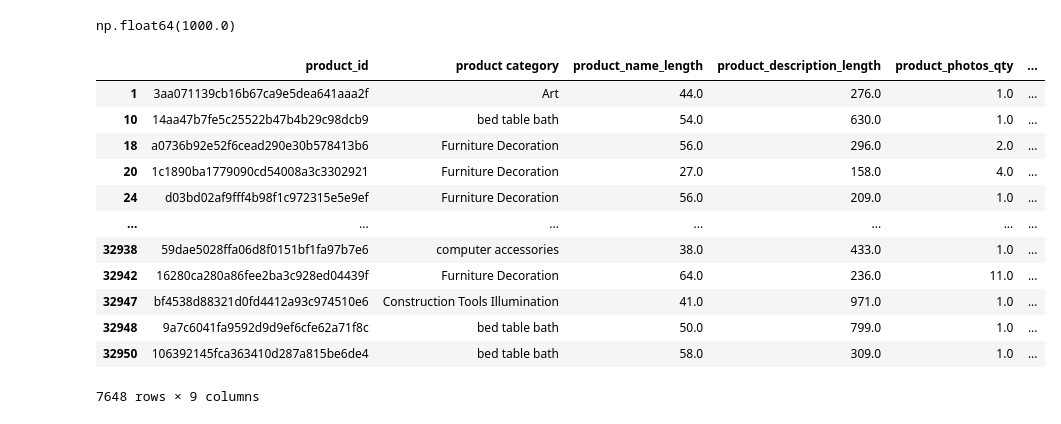
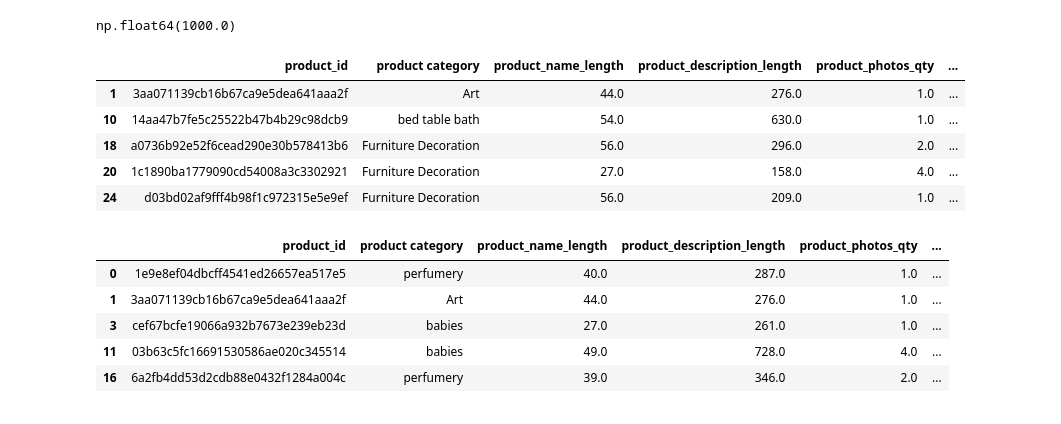
Before and after one commit to dunaoki/Treinando-Analise-python, a Jupyter notebook: 04 Seleção e Filtragem de Dados/04 selecao e filtragem de dados.ipynb, the cells around one changed output. Drawn from its saved outputs; the diff is of its cells as text; code cells hidden in the pictures.

```diff
--- a/04 Seleção e Filtragem de Dados/04 selecao e filtragem de dados.ipynb
+++ b/04 Seleção e Filtragem de Dados/04 selecao e filtragem de dados.ipynb
@@ -202,18 +184,23 @@ products [(products ['product_weight_g']>= 1000) & (products ['product_weight_g'
 np.float64(1000.0)
 # %%
 #between
-products [products[ 'product_weight_g'].between (1000,3000)]
+products [products[ 'product_weight_g'].between (1000,3000)].head(5)
 # %% [output]
 |  | product_id | product category | product_name_length | product_description_length | product_photos_qty | ... |
 | 1 | 3aa071139cb16b67ca9e5dea641aaa2f | Art | 44.0 | 276.0 | 1.0 | ... |
 | 10 | 14aa47b7fe5c25522b47b4b29c98dcb9 | bed table bath | 54.0 | 630.0 | 1.0 | ... |
 | 18 | a0736b92e52f6cead290e30b578413b6 | Furniture Decoration | 56.0 | 296.0 | 2.0 | ... |
 | 20 | 1c1890ba1779090cd54008a3c3302921 | Furniture Decoration | 27.0 | 158.0 | 4.0 | ... |
 | 24 | d03bd02af9fff4b98f1c972315e5e9ef | Furniture Decoration | 56.0 | 209.0 | 1.0 | ... |
-| ... | ... | ... | ... | ... | ... | ... |
-| 32938 | 59dae5028ffa06d8f0151bf1fa97b7e6 | computer accessories | 38.0 | 433.0 | 1.0 | ... |
-| 32942 | 16280ca280a86fee2ba3c928ed04439f | Furniture Decoration | 64.0 | 236.0 | 11.0 | ... |
-| 32947 | bf4538d88321d0fd4412a93c974510e6 | Construction Tools Illumination | 41.0 | 971.0 | 1.0 | ... |
-| 32948 | 9a7c6041fa9592d9d9ef6cfe62a71f8c | bed table bath | 50.0 | 799.0 | 1.0 | ... |
-| 32950 | 106392145fca363410d287a815be6de4 | bed table bath | 58.0 | 309.0 | 1.0 | ... |
-7648 rows × 9 columns
+# %%
+# isin
+# validando o filtro
+# products[products["product category"].isin(["perfumery","Art","babies"])]["product category"].unique()
+products[products["product category"].isin(["perfumery","Art","babies"])].head(5)
+# %% [output]
+|  | product_id | product category | product_name_length | product_description_length | product_photos_qty | ... |
+| 0 | 1e9e8ef04dbcff4541ed26657ea517e5 | perfumery | 40.0 | 287.0 | 1.0 | ... |
+| 1 | 3aa071139cb16b67ca9e5dea641aaa2f | Art | 44.0 | 276.0 | 1.0 | ... |
+| 3 | cef67bcfe19066a932b7673e239eb23d | babies | 27.0 | 261.0 | 1.0 | ... |
+| 11 | 03b63c5fc16691530586ae020c345514 | babies | 49.0 | 728.0 | 4.0 | ... |
+| 16 | 6a2fb4dd53d2cdb88e0432f1284a004c | perfumery | 39.0 | 346.0 | 2.0 | ... |
```
Also changed, not shown: parts of 15 cells of this notebook.
